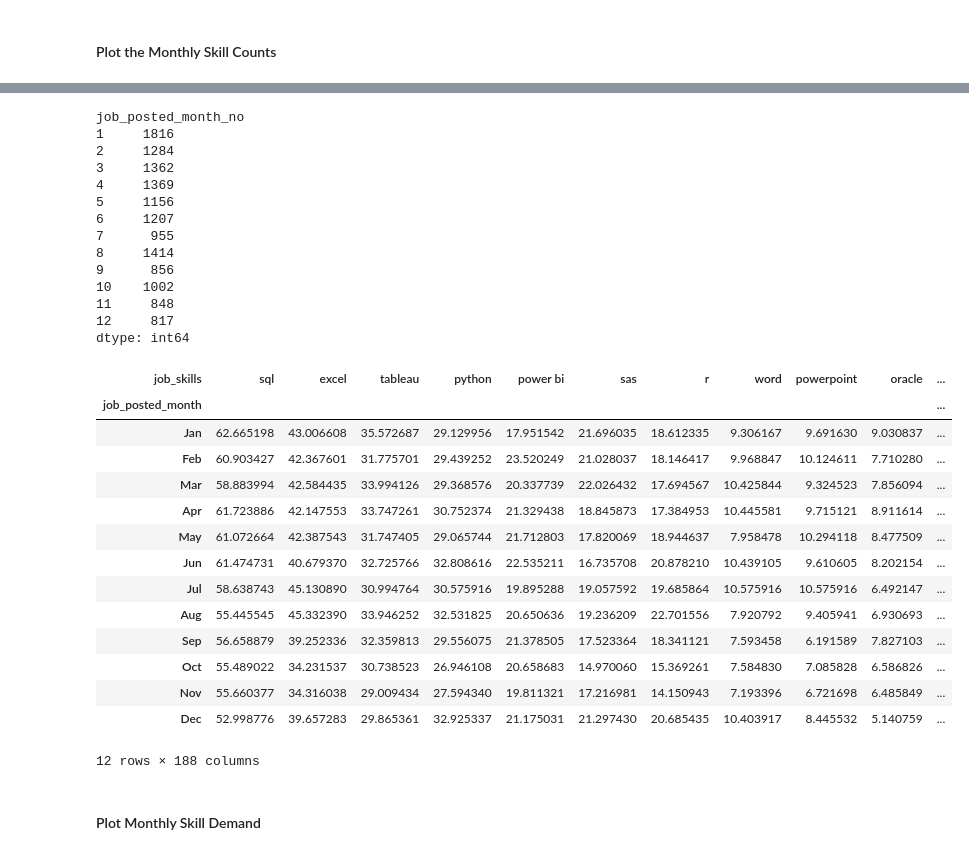
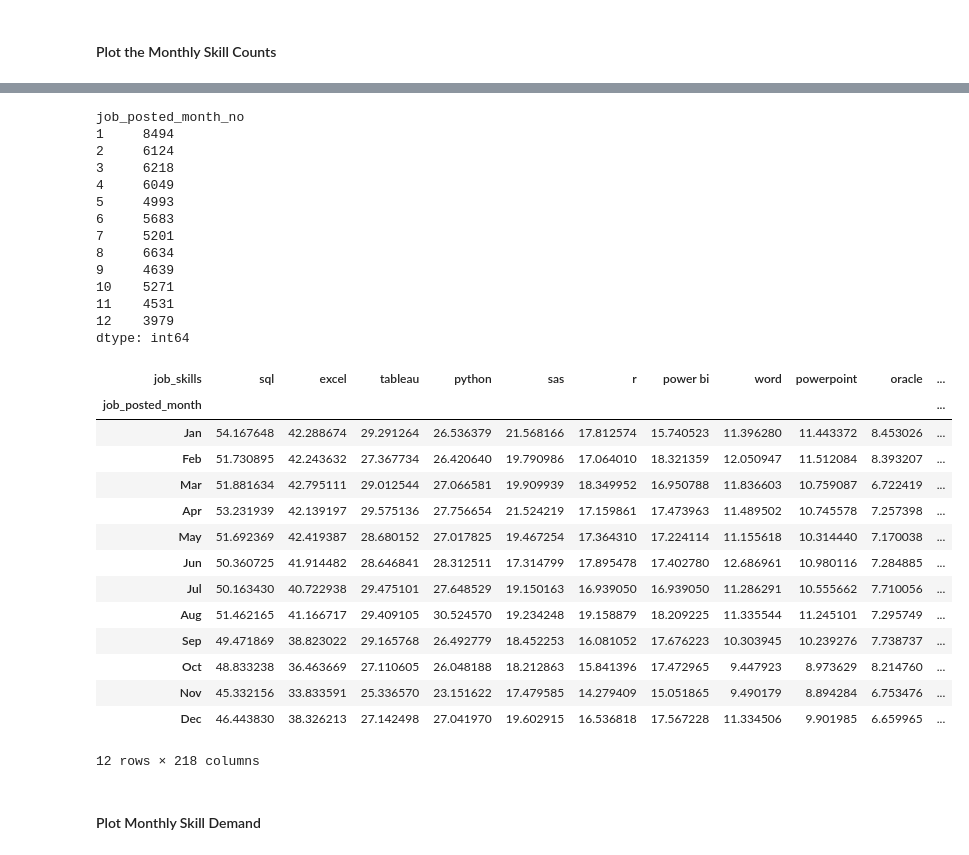
Before and after one commit to GauthamMA/python-data-job-market-analysis, a Jupyter notebook: 2_skills_trend.ipynb, the cells around one changed output, grey strips where cells are left out. Saved outputs shown, nothing was run; the diff lists cells and outputs as text; code cells hidden in the pictures.

```diff
--- a/2_skills_trend.ipynb
+++ b/2_skills_trend.ipynb
@@ -23,7 +22,7 @@ df['job_skills'] = df['job_skills'].apply(lambda x: ast.literal_eval(x) if pd.no
 ### Group the Skills by Month
 # %%
 ## Skill count per month for data analysts
-df_DA_US = df[(df['job_title'] == 'Data Analyst') & (df['job_country'] == 'United States')].copy()
+df_DA_US = df[(df['job_title_short'] == 'Data Analyst') & (df['job_country'] == 'United States')].copy()
 
 df_DA_US['job_posted_month_no'] = df_DA_US['job_posted_date'].dt.month
 
@@ -100,51 +99,45 @@ DA_totals = df_DA_US.groupby('job_posted_month_no').size()
 DA_totals
 # %% [output]
 job_posted_month_no
-1     1816
-2     1284
-3     1362
-4     1369
-5     1156
-6     1207
-7      955
-8     1414
-9      856
-10    1002
-11     848
-12     817
+1     8494
+2     6124
+3     6218
+4     6049
+5     4993
+6     5683
+7     5201
+8     6634
+9     4639
+10    5271
+11    4531
+12    3979
 dtype: int64
 # %%
-'''This code calculates the percentage of each skill's occurrence for
-each month by dividing the first 12 rows of the df_DA_pivot DataFrame,
-which contains skill counts, by the monthly totals in DA_totals and
-multiplying by 100. The new DataFrame,df_DA_pivot_percent, shows skill
-distributions as percentages of total monthly job entries.'''
-
 # divide first 12 rows of df_DA_pivot by DA_totals
-df_DA_US_percent = df_DA_US_pivot.iloc[:12].div(DA_totals/100, axis=0)
+df_DA_US_percent = df_DA_US_pivot.div(DA_totals/100, axis=0)
 
 # changes month number to month name
 df_DA_US_percent = df_DA_US_percent.reset_index()
 df_DA_US_percent['job_posted_month'] = df_DA_US_percent['job_posted_month_no'].apply(lambda x: pd.to_datetime(x, format='%m').strftime('%b'))
 df_DA_US_percent = df_DA_US_percent.set_index('job_posted_month')
 df_DA_US_percent = df_DA_US_percent.drop(columns='job_posted_month_no')
 
 df_DA_US_percent
 # %% [output]
-| job_skills | sql | excel | tableau | python | power bi | sas | r | word | powerpoint | oracle | ... |
+| job_skills | sql | excel | tableau | python | sas | r | power bi | word | powerpoint | oracle | ... |
 | job_posted_month |  |  |  |  |  |  |  |  |  |  | ... |
-| Jan | 62.665198 | 43.006608 | 35.572687 | 29.129956 | 17.951542 | 21.696035 | 18.612335 | 9.306167 | 9.691630 | 9.030837 | ... |
-| Feb | 60.903427 | 42.367601 | 31.775701 | 29.439252 | 23.520249 | 21.028037 | 18.146417 | 9.968847 | 10.124611 | 7.710280 | ... |
-| Mar | 58.883994 | 42.584435 | 33.994126 | 29.368576 | 20.337739 | 22.026432 | 17.694567 | 10.425844 | 9.324523 | 7.856094 | ... |
-| Apr | 61.723886 | 42.147553 | 33.747261 | 30.752374 | 21.329438 | 18.845873 | 17.384953 | 10.445581 | 9.715121 | 8.911614 | ... |
-| May | 61.072664 | 42.387543 | 31.747405 | 29.065744 | 21.712803 | 17.820069 | 18.944637 | 7.958478 | 10.294118 | 8.477509 | ... |
-| Jun | 61.474731 | 40.679370 | 32.725766 | 32.808616 | 22.535211 | 16.735708 | 20.878210 | 10.439105 | 9.610605 | 8.202154 | ... |
-| Jul | 58.638743 | 45.130890 | 30.994764 | 30.575916 | 19.895288 | 19.057592 | 19.685864 | 10.575916 | 10.575916 | 6.492147 | ... |
-| Aug | 55.445545 | 45.332390 | 33.946252 | 32.531825 | 20.650636 | 19.236209 | 22.701556 | 7.920792 | 9.405941 | 6.930693 | ... |
-| Sep | 56.658879 | 39.252336 | 32.359813 | 29.556075 | 21.378505 | 17.523364 | 18.341121 | 7.593458 | 6.191589 | 7.827103 | ... |
-| Oct | 55.489022 | 34.231537 | 30.738523 | 26.946108 | 20.658683 | 14.970060 | 15.369261 | 7.584830 | 7.085828 | 6.586826 | ... |
-| Nov | 55.660377 | 34.316038 | 29.009434 | 27.594340 | 19.811321 | 17.216981 | 14.150943 | 7.193396 | 6.721698 | 6.485849 | ... |
-| Dec | 52.998776 | 39.657283 | 29.865361 | 32.925337 | 21.175031 | 21.297430 | 20.685435 | 10.403917 | 8.445532 | 5.140759 | ... |
+| Jan | 54.167648 | 42.288674 | 29.291264 | 26.536379 | 21.568166 | 17.812574 | 15.740523 | 11.396280 | 11.443372 | 8.453026 | ... |
+| Feb | 51.730895 | 42.243632 | 27.367734 | 26.420640 | 19.790986 | 17.064010 | 18.321359 | 12.050947 | 11.512084 | 8.393207 | ... |
+| Mar | 51.881634 | 42.795111 | 29.012544 | 27.066581 | 19.909939 | 18.349952 | 16.950788 | 11.836603 | 10.759087 | 6.722419 | ... |
+| Apr | 53.231939 | 42.139197 | 29.575136 | 27.756654 | 21.524219 | 17.159861 | 17.473963 | 11.489502 | 10.745578 | 7.257398 | ... |
+| May | 51.692369 | 42.419387 | 28.680152 | 27.017825 | 19.467254 | 17.364310 | 17.224114 | 11.155618 | 10.314440 | 7.170038 | ... |
+| Jun | 50.360725 | 41.914482 | 28.646841 | 28.312511 | 17.314799 | 17.895478 | 17.402780 | 12.686961 | 10.980116 | 7.284885 | ... |
+| Jul | 50.163430 | 40.722938 | 29.475101 | 27.648529 | 19.150163 | 16.939050 | 16.939050 | 11.286291 | 10.555662 | 7.710056 | ... |
+| Aug | 51.462165 | 41.166717 | 29.409105 | 30.524570 | 19.234248 | 19.158879 | 18.209225 | 11.335544 | 11.245101 | 7.295749 | ... |
+| Sep | 49.471869 | 38.823022 | 29.165768 | 26.492779 | 18.452253 | 16.081052 | 17.676223 | 10.303945 | 10.239276 | 7.738737 | ... |
+| Oct | 48.833238 | 36.463669 | 27.110605 | 26.048188 | 18.212863 | 15.841396 | 17.472965 | 9.447923 | 8.973629 | 8.214760 | ... |
+| Nov | 45.332156 | 33.833591 | 25.336570 | 23.151622 | 17.479585 | 14.279409 | 15.051865 | 9.490179 | 8.894284 | 6.753476 | ... |
+| Dec | 46.443830 | 38.326213 | 27.142498 | 27.041970 | 19.602915 | 16.536818 | 17.567228 | 11.334506 | 9.901985 | 6.659965 | ... |
-12 rows × 188 columns
+12 rows × 218 columns
 # %% [markdown]
 #### Plot Monthly Skill Demand
```
Also changed, not shown: parts of 9 cells of this notebook, 2 other files.
